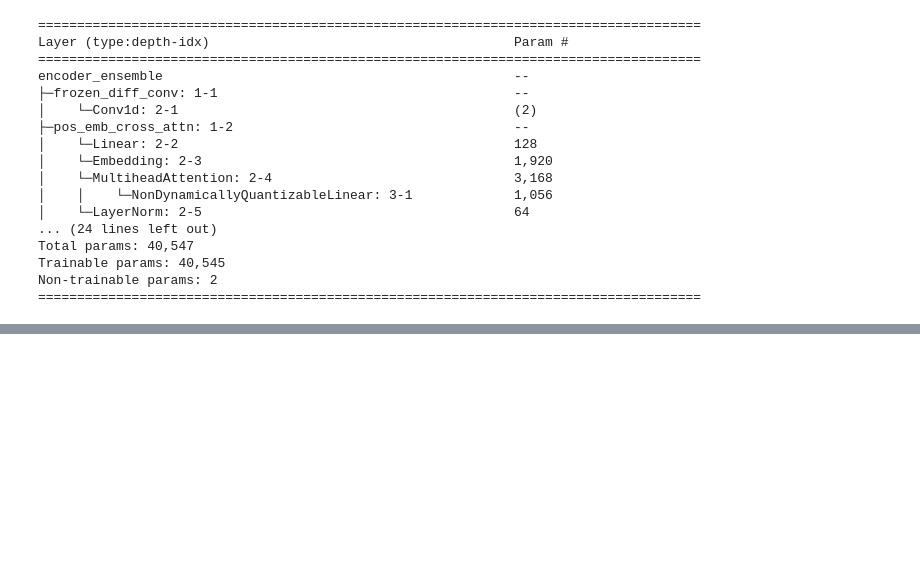
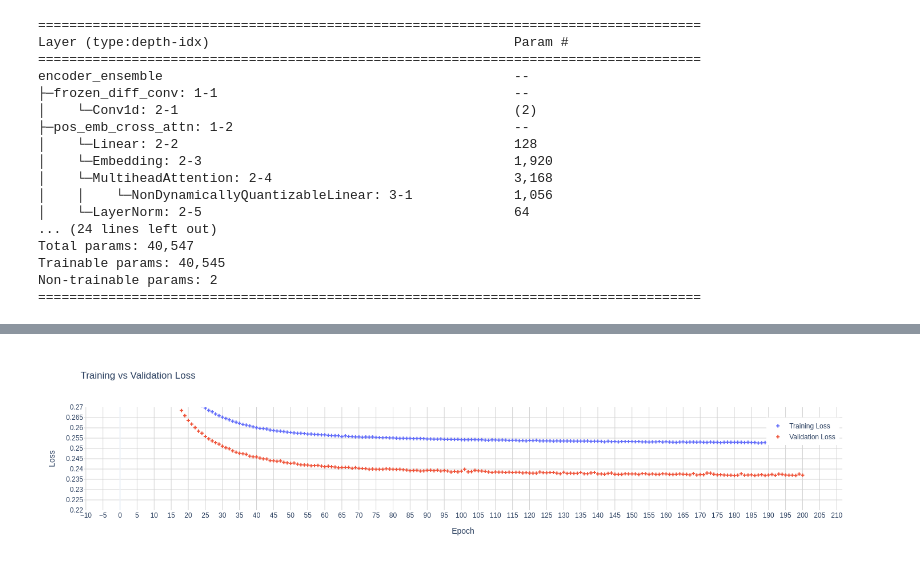
Before and after one commit to martinmf-dev/Realized_Volatility_Prediction_-erdos_deeplearning-, a Jupyter notebook: NNetwork/Transformer_with_frozen_conv.ipynb, the cells around one changed output, grey strips where cells are left out. Saved outputs shown, nothing was run; the diff lists cells and outputs as text; code cells hidden in the pictures; blank space fills up the shorter version.

```diff
--- a/NNetwork/Transformer_with_frozen_conv.ipynb
+++ b/NNetwork/Transformer_with_frozen_conv.ipynb
@@ -327,0 +344,55 @@ KeyboardInterrupt:
+# %%
+torch.save(train_loss, "train_loss_trans2.pt")
+torch.save(val_loss, "val_loss_trans2.pt")
+
+train_loss = torch.load("train_loss_trans2.pt")
+val_loss = torch.load("val_loss_trans2.pt")
+# %%
+import plotly.graph_objs as go
+import torch
+
+# Convert to float lists
+train_loss_vals = [x.item() for x in train_loss]
+val_loss_vals = [x.item() for x in val_loss]
+epochs = list(range(1, len(train_loss) + 1))
+
+# Create traces
+trace_train = go.Scatter(x=epochs, y=train_loss_vals, mode='markers', name='Training Loss', marker=dict(symbol='cross', size=5))
+trace_val = go.Scatter(x=epochs, y=val_loss_vals, mode='markers', name='Validation Loss', marker=dict(symbol='cross', size=5))
+
+# Create figure
+fig = go.Figure(data=[trace_train, trace_val])
+
+# Customize layout (zooming is enabled by default)
+fig.update_layout(
+    title="Training vs Validation Loss",
+    xaxis_title="Epoch",
+    yaxis_title="Loss",
+    hovermode='x',
+    template='plotly_white',  # Optional
+    legend=dict(x=0.9, y=0.9)
+)
+
+fig.update_layout(
+    xaxis=dict(
+        tickmode='linear',
+        dtick=5,              # Show a gridline every epoch (or reduce to 0.5 if needed)
+        showgrid=True,
+        gridwidth=1,
+        gridcolor='lightgray'
+    ),
+    yaxis=dict(
+        range=[0.22, 0.27],
+        tickmode='linear',
+        dtick=0.005,            # Finer spacing between loss values
+        showgrid=True,
+        gridwidth=1,
+        gridcolor='lightgray'
+    )
+)
+
+
+# Show plot
+fig.show()
+# %% [output]
+[figure, added]
```
Also changed, not shown: parts of 3 cells of this notebook, 2 other files.
